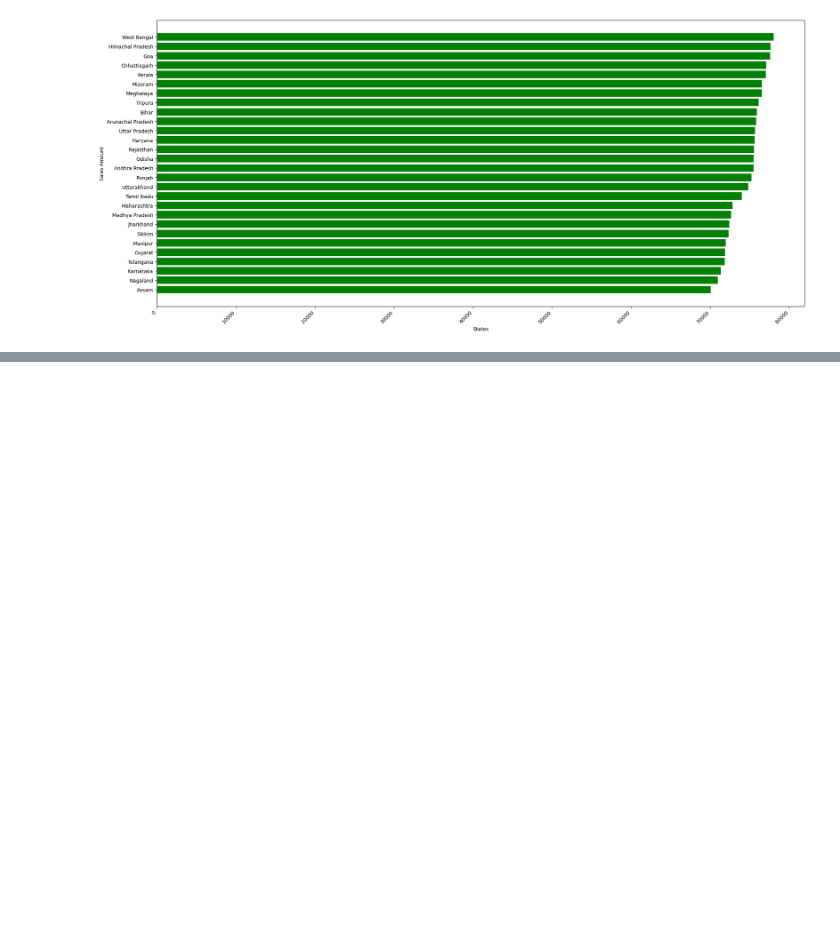
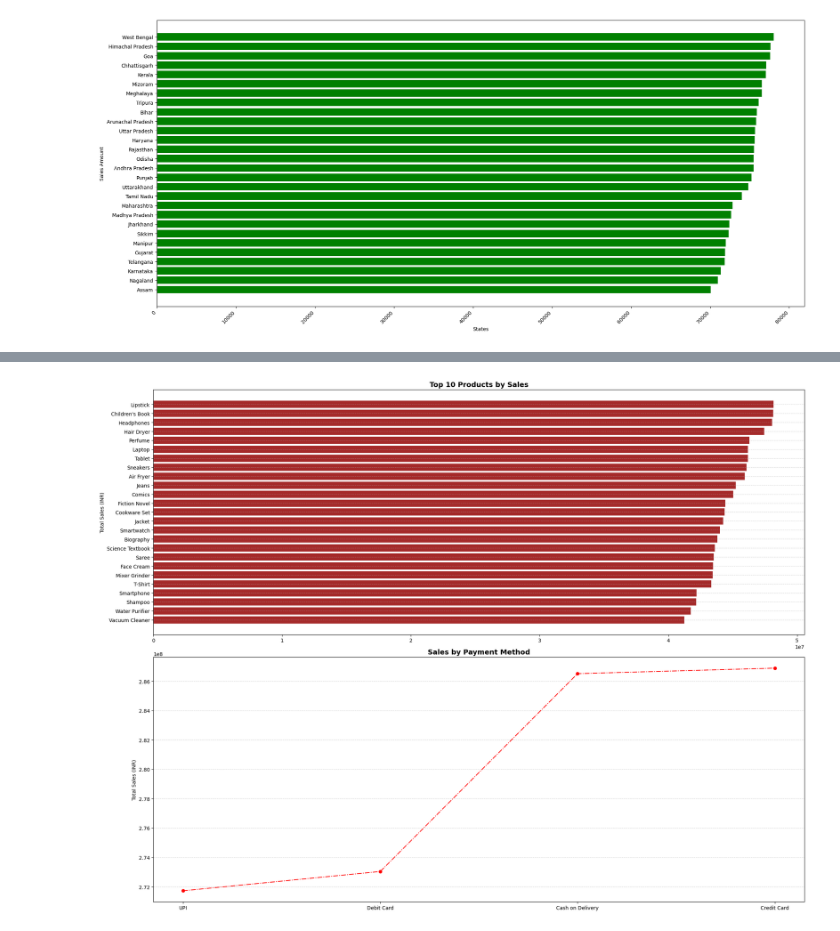
Before and after one commit to Aniket07Parida/Amazon-Sales, a Jupyter notebook: Amazon_Sales.ipynb, the cells around one changed output, grey strips where cells are left out. Cells and saved outputs as stored; diff of their text form; code cells hidden in the pictures; blank space fills up the shorter version.

```diff
--- a/Amazon_Sales.ipynb
+++ b/Amazon_Sales.ipynb
@@ -259,0 +262,33 @@ TypeError: subplot() takes 1 or 3 positional arguments but 2 were given
+# %%
+fig, axis = plt.subplots(2, 1, figsize=(20, 15))
+
+# Total Items Sales
+total_item_sales = (
+    df.groupby("Product_Name")["Total_Sales_INR"]
+    .sum()
+    .sort_values(ascending=True)
+)
+
+axis[0].barh(total_item_sales.index, total_item_sales.values,color="brown")
+axis[0].set_title("Top 10 Products by Sales", fontsize=14, fontweight='bold')
+axis[0].set_ylabel("Total Sales (INR)")
+axis[0].tick_params(axis='x')
+axis[0].grid(axis='y', linestyle='--', alpha=0.5)
+plt.tight_layout()
+
+#Payment Method Salez
+payment_status = (
+    df.groupby("Payment_Method")["Total_Sales_INR"]
+    .sum()
+    .sort_values(ascending=True)
+)
+
+axis[1].plot(payment_status.index, payment_status.values, marker="o",color="red",linestyle="-.")
+axis[1].set_title("Sales by Payment Method", fontsize=14, fontweight='bold')
+axis[1].set_ylabel("Total Sales (INR)")
+axis[1].tick_params(axis='x')
+axis[1].grid(axis='y', linestyle='--', alpha=0.5)
+
+plt.show()
+# %% [output]
+[figure, added]
```
Also changed, not shown: parts of 4 cells of this notebook.
